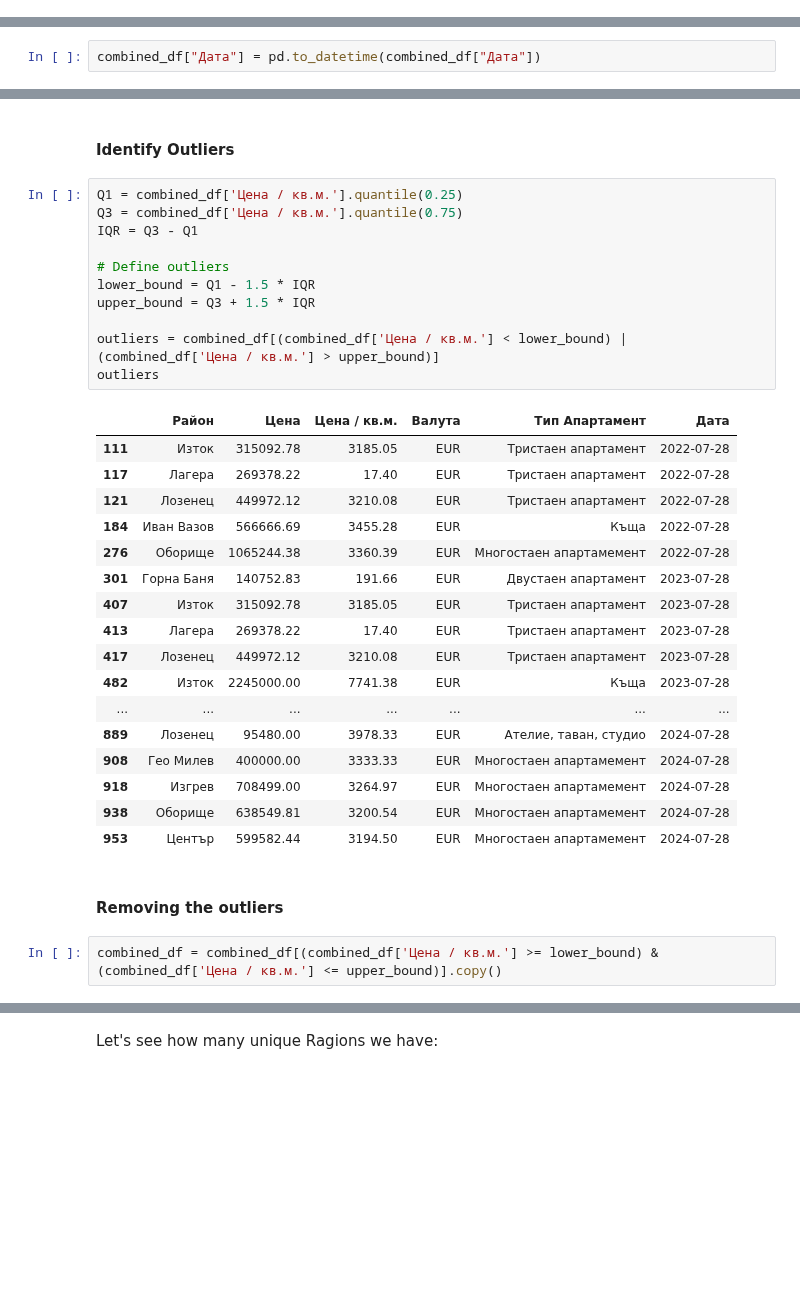
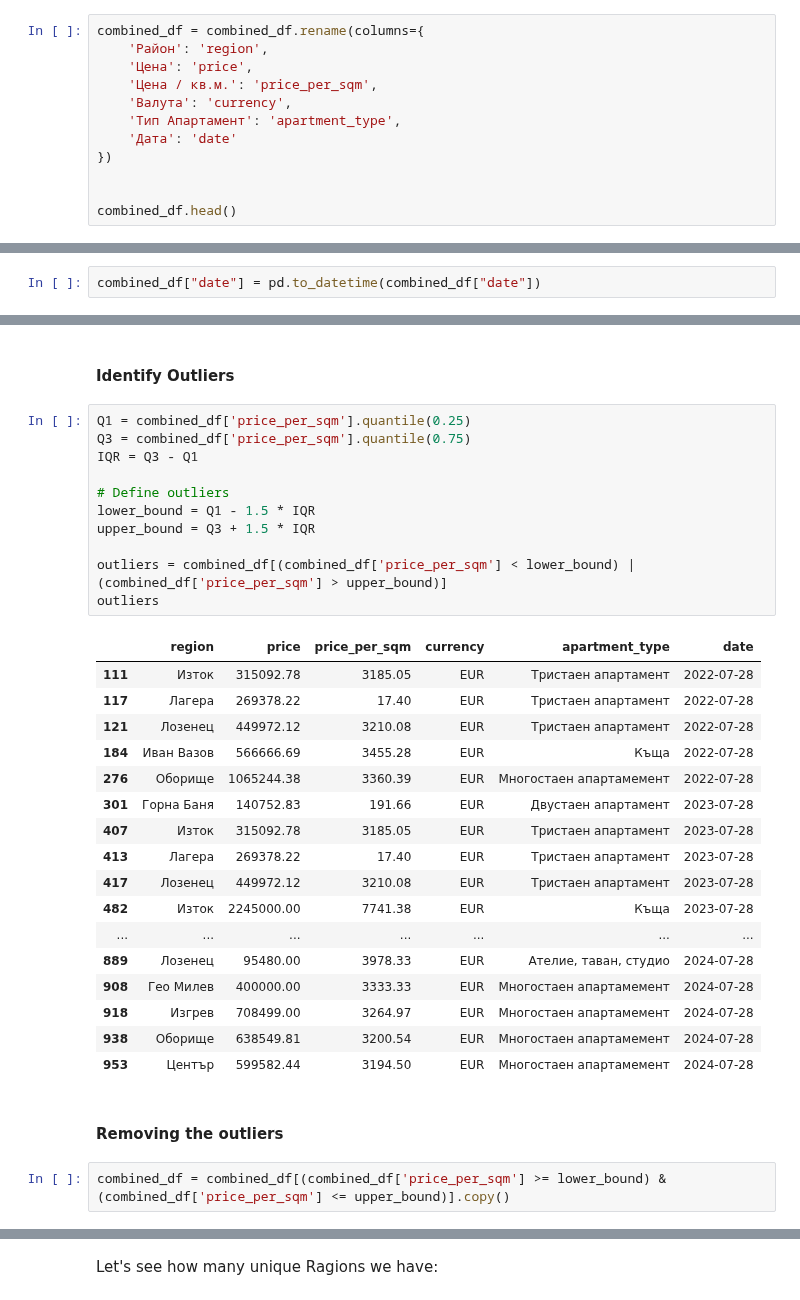
Before and after one commit to GalkaKG/Predicting-Sofia-Real-Estate-Prices, a Jupyter notebook: first_dataset_eda_and_modeling.ipynb, the cells around one changed output, grey strips where cells are left out. Cells and saved outputs as stored; diff of their text form; blank space fills up the shorter version.

```diff
--- a/first_dataset_eda_and_modeling.ipynb
+++ b/first_dataset_eda_and_modeling.ipynb
@@ -100,0 +103,12 @@ combined_df
+# %%
+combined_df = combined_df.rename(columns={
+    'Район': 'region',
+    'Цена': 'price',
+    'Цена / кв.м.': 'price_per_sqm',
+    'Валута': 'currency',
+    'Тип Апартамент': 'apartment_type',
+    'Дата': 'date'
+})
+
+
+combined_df.head()
@@ -141,7 +162,7 @@ dtype: object
 # %% [markdown]
 Let's convert the "Дата" column in the correct data type:
 # %%
-combined_df["Дата"] = pd.to_datetime(combined_df["Дата"])
+combined_df["date"] = pd.to_datetime(combined_df["date"])
 # %% [markdown]
 Check the converted format:
 # %%
@@ -206,18 +223,18 @@ plt.show()
 # %% [markdown]
 #### Identify Outliers
 # %%
-Q1 = combined_df['Цена / кв.м.'].quantile(0.25)
-Q3 = combined_df['Цена / кв.м.'].quantile(0.75)
+Q1 = combined_df['price_per_sqm'].quantile(0.25)
+Q3 = combined_df['price_per_sqm'].quantile(0.75)
 IQR = Q3 - Q1
 
 # Define outliers
 lower_bound = Q1 - 1.5 * IQR
 upper_bound = Q3 + 1.5 * IQR
 
-outliers = combined_df[(combined_df['Цена / кв.м.'] < lower_bound) | (combined_df['Цена / кв.м.'] > upper_bound)]
+outliers = combined_df[(combined_df['price_per_sqm'] < lower_bound) | (combined_df['price_per_sqm'] > upper_bound)]
 outliers
 # %% [output]
-|  | Район | Цена | Цена / кв.м. | Валута | Тип Апартамент | Дата |
+|  | region | price | price_per_sqm | currency | apartment_type | date |
 | 111 | Изток | 315092.78 | 3185.05 | EUR | Тристаен апартамент | 2022-07-28 |
 | 117 | Лагера | 269378.22 | 17.40 | EUR | Тристаен апартамент | 2022-07-28 |
 | 121 | Лозенец | 449972.12 | 3210.08 | EUR | Тристаен апартамент | 2022-07-28 |
@@ -237,7 +254,7 @@ outliers
 # %% [markdown]
 #### Removing the outliers
 # %%
-combined_df = combined_df[(combined_df['Цена / кв.м.'] >= lower_bound) & (combined_df['Цена / кв.м.'] <= upper_bound)].copy()
+combined_df = combined_df[(combined_df['price_per_sqm'] >= lower_bound) & (combined_df['price_per_sqm'] <= upper_bound)].copy()
 # %%
 plt.figure(figsize=(14, 8))
 
```
Also changed, not shown: parts of 24 cells of this notebook.
